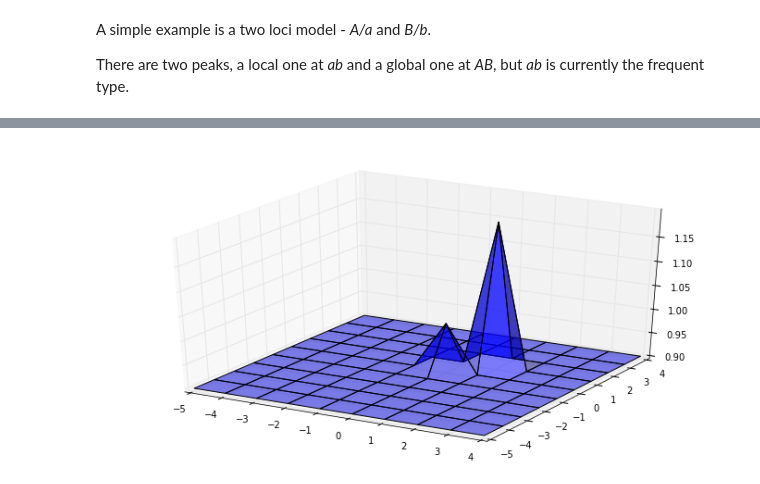
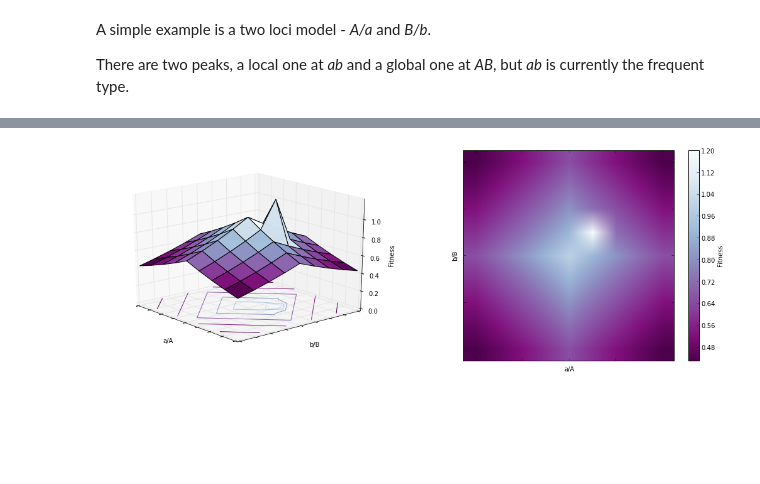
Before and after one commit to yoavram/SIDEER2013, a Jupyter notebook: presentation.ipynb, the cells around one changed output, grey strips where cells are left out. Drawn from its saved outputs; the diff is of its cells as text; code cells hidden in the pictures; blank space fills up the shorter version.

Commit message:
kind of done tweaking the fitness landscape

```diff
--- a/presentation.ipynb
+++ b/presentation.ipynb
@@ -49,8 +20,39 @@ print Z
-# %%
-fig = plt.figure(figsize=(12,6))
-
-# `ax` is a 3D-aware axis instance, because of the projection='3d' keyword argument to add_subplot
-ax = fig.add_subplot(1, 1, 1, projection='3d')
-p = ax.plot_surface(X, Y, Z, rstride=1, cstride=1, alpha=0.5)
-# %% [output]
-[figure, removed]
+# %%
+from mpl_toolkits.mplot3d import axes3d
+import matplotlib.pyplot as plt
+from matplotlib import cm
+
+def plot_fitness_landscape(s, H):
+    def fitness(a,b):
+        if a == 1 and b == 1: return 1+s*H
+        else: return (1-s)**(abs(a)+abs(b))
+    aA = arange(-4,5)
+    bB = arange(-4,5)
+    X,Y = meshgrid(aA,bB)
+    Z = array([[fitness(x,y) for y in bB] for x in aA])
+    fig = plt.figure(figsize=(18,6))
+    cmap = cm.BuPu_r
+    ax = fig.add_subplot(1, 2, 1, projection='3d')
+    p = ax.plot_surface(X, Y, Z, rstride=1, cstride=1, alpha=0.99, cmap=cmap)
+    cset = ax.contour(X, Y, Z, zdir='z', offset=0, cmap=cmap)
+    ax.view_init(20, -40)
+    ax.set_zlim3d(0,1+s*H);
+    ax.set_xlabel("a/A")
+    ax.set_ylabel("b/B")
+    ax.set_zlabel("Fitness")
+    ax.set_xticklabels([])
+    ax.set_yticklabels([])
+    ax = fig.add_subplot(1, 2, 2)
+    im = ax.imshow(Z,cmap=cmap, origin='lower')
+    ax.set_xticklabels([])
+    ax.set_yticklabels([])
+    ax.set_xlabel("a/A")
+    ax.set_ylabel("b/B")
+    ax.set_xticks=arange(-5,5)
+    cb = fig.colorbar(im)
+    cb.set_label("Fitness")
+    return plt
+# %%
+plot_fitness_landscape(s=0.1,H=2);
+# %% [output]
+[figure, added]
```
Also changed, not shown: parts of 3 cells of this notebook, 1 other file.
